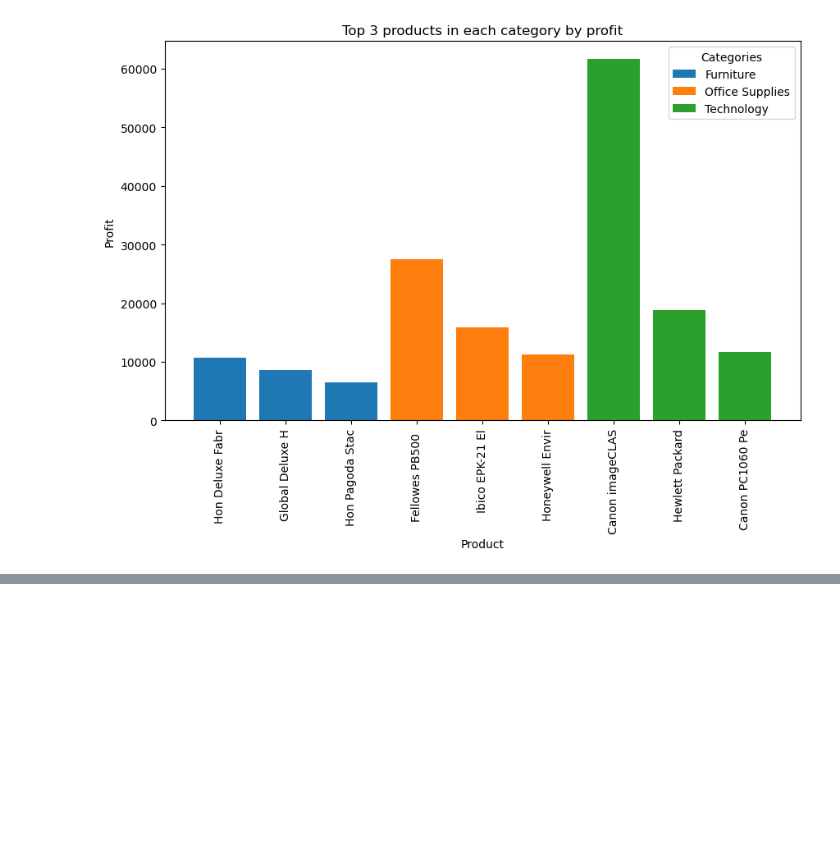
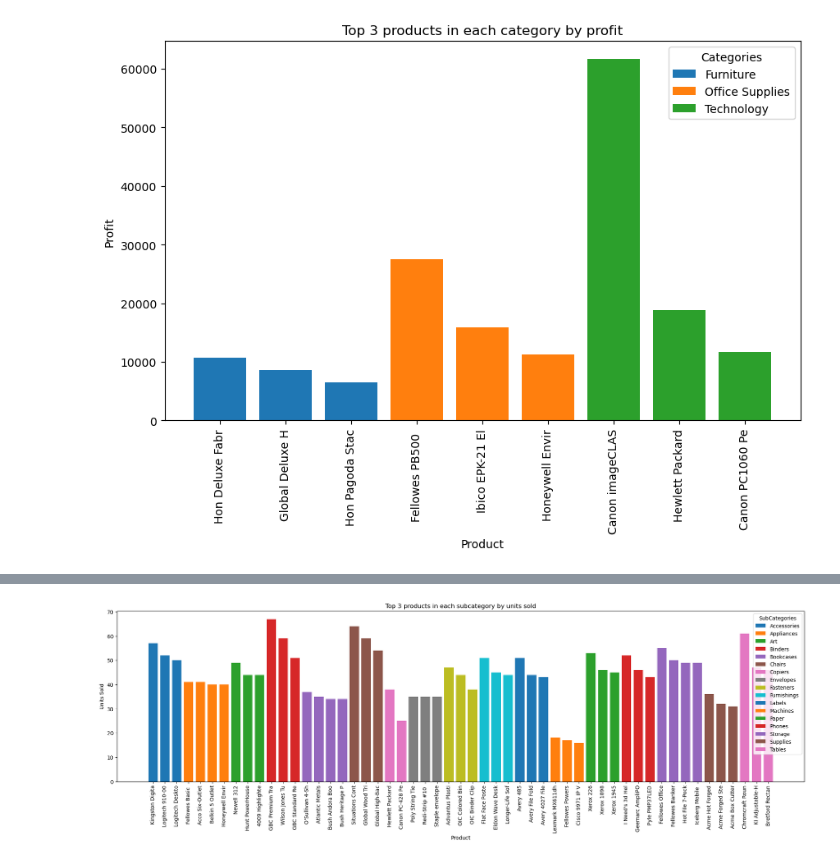
Before and after one commit to Paul-Sabin/E-Commerce, a Jupyter notebook: queries2.ipynb, the cells around one changed output, grey strips where cells are left out. Saved outputs shown, nothing was run; the diff lists cells and outputs as text; code cells hidden in the pictures; blank space fills up the shorter version.

Commit message:
Finished query set

```diff
--- a/queries2.ipynb
+++ b/queries2.ipynb
@@ -214,0 +212,41 @@ plt.show()
+# %%
+# Execute the query
+c.execute('''
+SELECT ProductName, SubCategory, UnitsSold
+FROM (
+	SELECT ProductName, SubCategory, SUM(Quantity) AS UnitsSold,
+	RANK() OVER (PARTITION BY SubCategory ORDER BY SUM(Quantity) DESC) AS Rank
+	FROM Products
+	JOIN OrderDetails ON Products.ProductID=OrderDetails.ProductID
+	GROUP BY Products.ProductID
+) WHERE Rank <=3
+ORDER BY SubCategory, UnitsSold DESC;''')
+
+# Fetch the results
+results = c.fetchall()
+
+# Convert to DataFrame
+df = pd.DataFrame(results, columns=['Product', 'SubCategory', 'Units Sold'])
+
+# Shorten Product names to 15 characters
+df['Product'] = df['Product'].str[:15]
+
+# Map each category to a color
+category_colors = {category: colors(i % 10) for i, category in enumerate(df['SubCategory'].unique())}
+bar_colors = df['SubCategory'].map(category_colors)
+
+# Create a bar chart with colors based on category
+plt.figure(figsize=(24,6))
+bars = plt.bar(df['Product'], df['Units Sold'], color=bar_colors)
+plt.xlabel('Product')
+plt.ylabel('Units Sold')
+plt.xticks(rotation=90)
+plt.title('Top 3 products in each subcategory by units sold')
+
+# Create a legend
+legend_elements = [Patch(facecolor=category_colors[cat], label=cat) for cat in category_colors]
+plt.legend(handles=legend_elements, title="SubCategories")
+
+plt.show()
+# %% [output]
+[figure, added]
```
Also changed, not shown: parts of 2 cells of this notebook, 1 other file.
